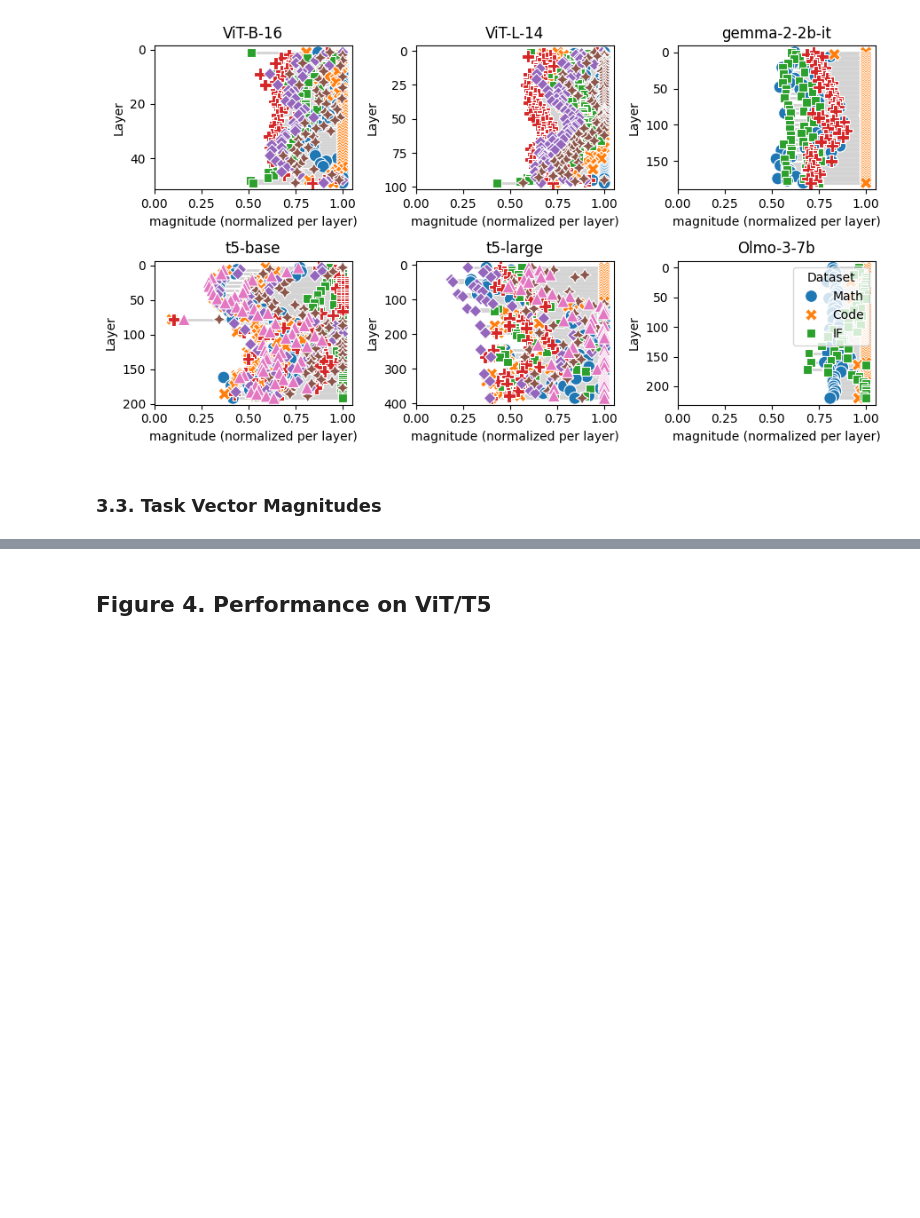
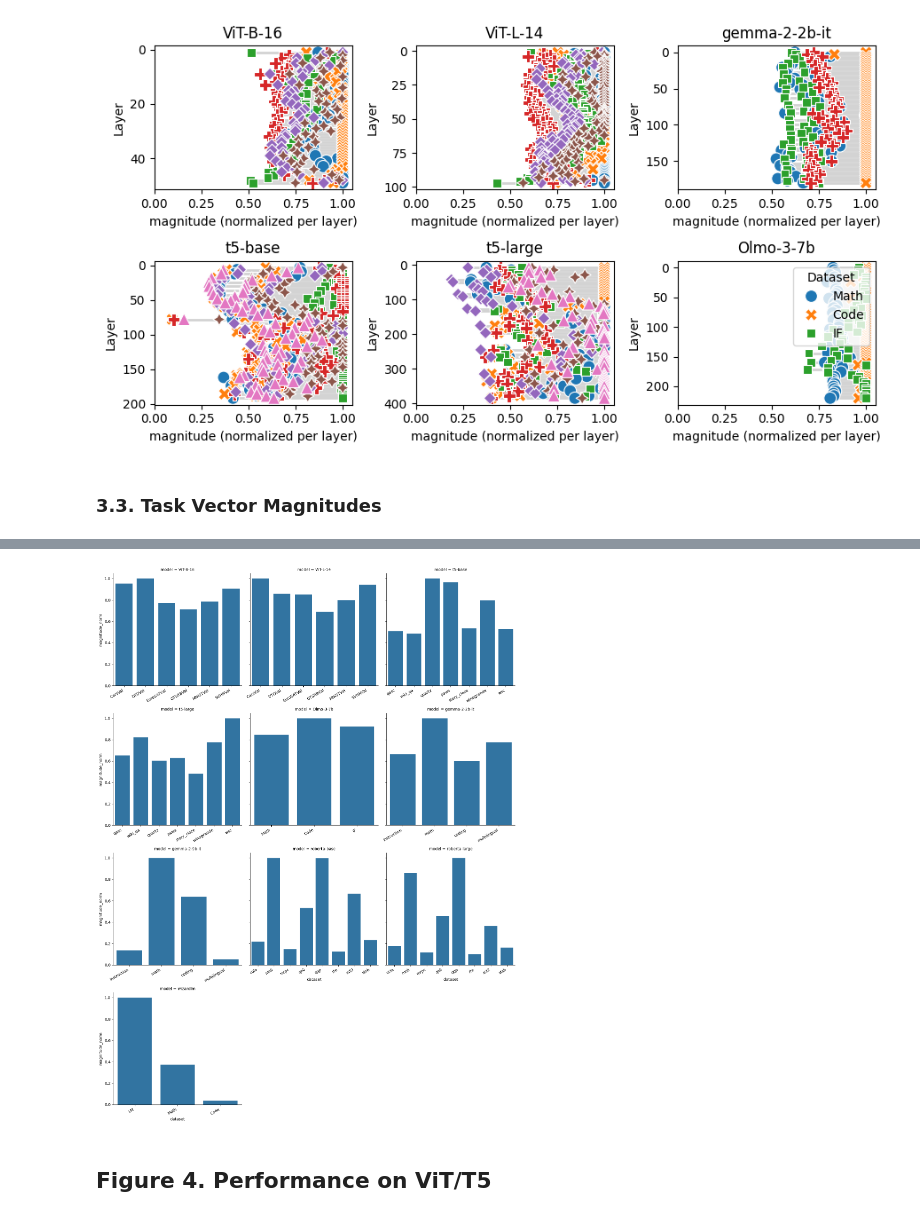
Before and after one commit to marawangamal/actmat, a Jupyter notebook: scripts/analysis.ipynb, the cells around one changed output, grey strips where cells are left out. Drawn from its saved outputs; the diff is of its cells as text; code cells hidden in the pictures; blank space fills up the shorter version.

```diff
--- a/scripts/analysis.ipynb
+++ b/scripts/analysis.ipynb
@@ -342,3 +359,30 @@ plt.show()
+# %%
+import pandas as pd
+import os
+import seaborn as sns
+import matplotlib.pyplot as plt
+import numpy as np
+
+# SIMPLE
+df = pd.read_csv("../artifacts/csvs/magnitudes_combined.csv")
+df["magnitude_norm"] = df["magnitude"] / df.groupby("model")["magnitude"].transform(
+    "max"
+)
+g = sns.catplot(
+    df,
+    x="dataset",
+    y="magnitude_norm",
+    col="model",
+    col_wrap=3,
+    kind="bar",
+    sharex=False,
+)
+g.set_xticklabels(rotation=30, ha="right")
+# g.set(yscale="log", ylabel=r"$\|\Delta\|_F$")
+plt.tight_layout()
+plt.show()
+# %% [output]
+[figure, added]
 # %% [markdown]
 ## Figure 4. Performance on ViT/T5
 # %%
```
Also changed, not shown: parts of 4 cells of this notebook, 53 other files.
